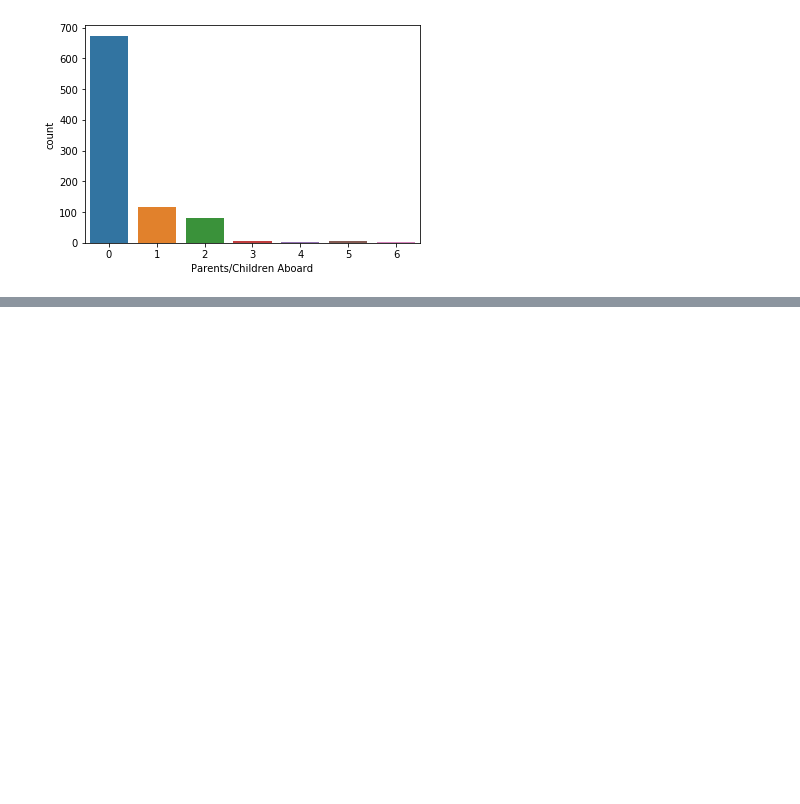
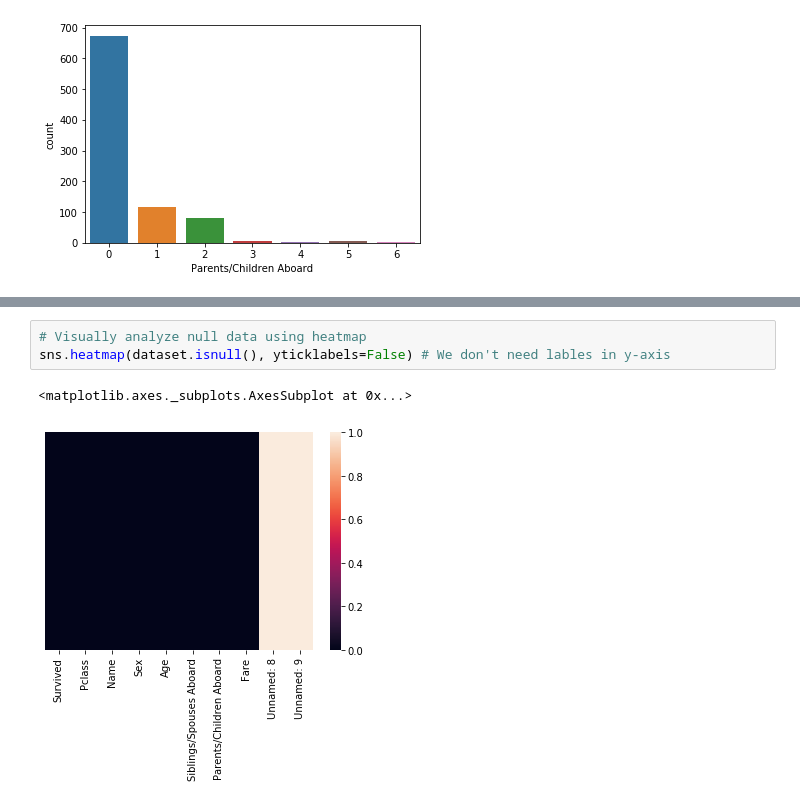
Before and after one commit to Savinda/datasets, a Jupyter notebook: pyTutes/titanic.ipynb, the cells around one changed output, grey strips where cells are left out. Cells and saved outputs as stored; diff of their text form; blank space fills up the shorter version.

```diff
--- a/pyTutes/titanic.ipynb
+++ b/pyTutes/titanic.ipynb
@@ -128 +132,7 @@ Fare                       0
 dtype: int64
+# %%
+# Visually analyze null data using heatmap
+sns.heatmap(dataset.isnull(), yticklabels=False) # We don't need lables in y-axis
+# %% [output]
+<matplotlib.axes._subplots.AxesSubplot at 0x...>
+[figure, added]
```
Also changed, not shown: parts of 4 cells of this notebook, 1 other file.
